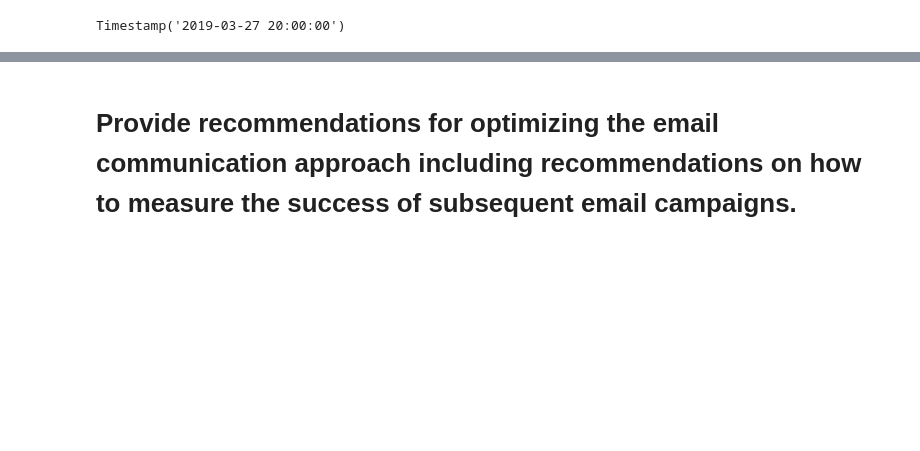
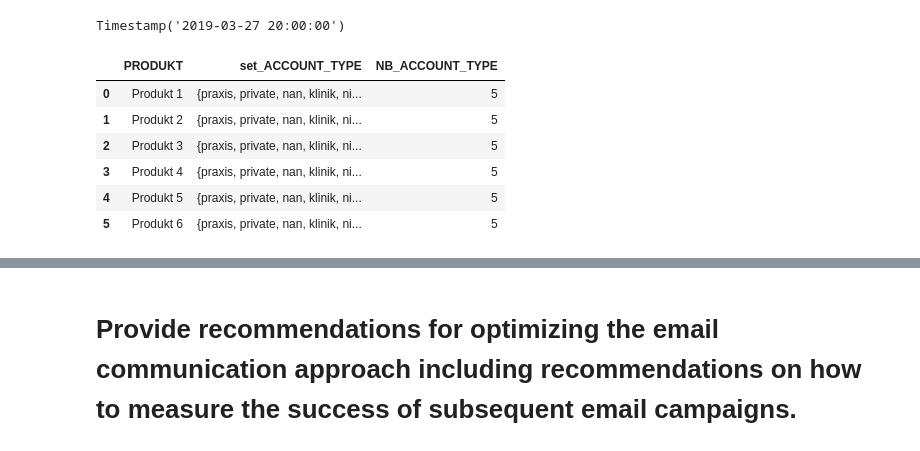
Before and after one commit to ck-unifr/analysis_email_performance, a Jupyter notebook: analysis_email_performance.ipynb, the cells around one changed output, grey strips where cells are left out. Drawn from its saved outputs; the diff is of its cells as text; code cells hidden in the pictures; blank space fills up the shorter version.

```diff
--- a/analysis_email_performance.ipynb
+++ b/analysis_email_performance.ipynb
@@ -488,0 +498,10 @@ Timestamp('2019-03-27 20:00:00')
+# %%
+group_product
+# %% [output]
+|  | PRODUKT | set_ACCOUNT_TYPE | NB_ACCOUNT_TYPE |
+| 0 | Produkt 1 | {praxis, private, nan, klinik, ni... | 5 |
+| 1 | Produkt 2 | {praxis, private, nan, klinik, ni... | 5 |
+| 2 | Produkt 3 | {praxis, private, nan, klinik, ni... | 5 |
+| 3 | Produkt 4 | {praxis, private, nan, klinik, ni... | 5 |
+| 4 | Produkt 5 | {praxis, private, nan, klinik, ni... | 5 |
+| 5 | Produkt 6 | {praxis, private, nan, klinik, ni... | 5 |
```
Also changed, not shown: parts of 5 cells of this notebook.
